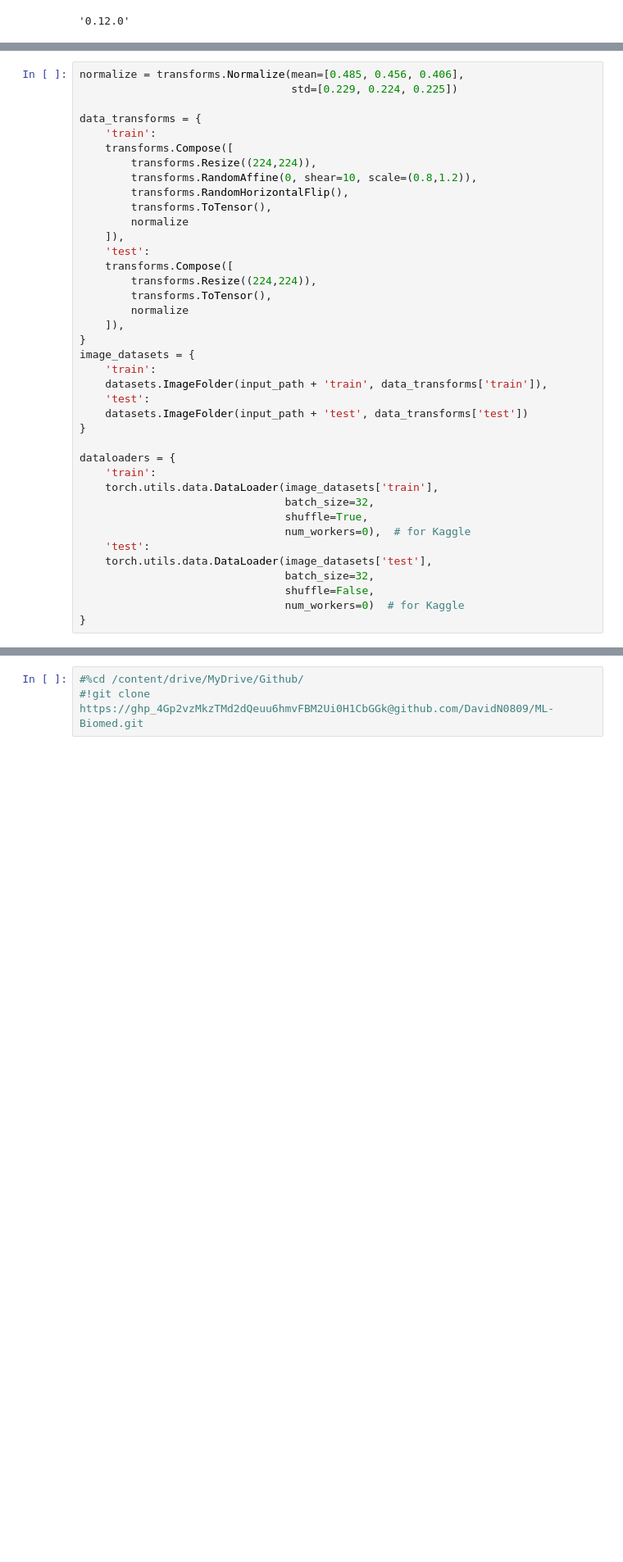
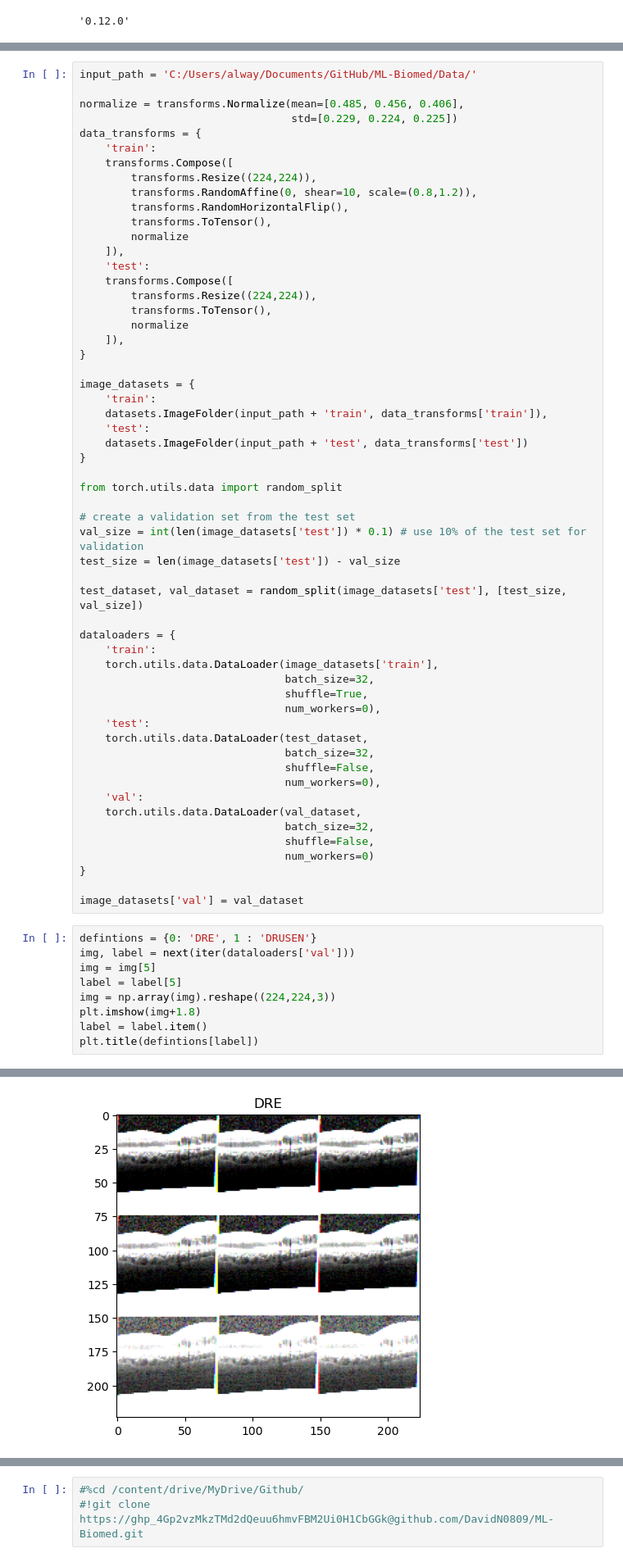
Before and after one commit to DavidN0809/ML-Biomed, a Jupyter notebook: hw1.ipynb, the cells around one changed output, grey strips where cells are left out. Shown at 82% size. Cells and saved outputs as stored; diff of their text form; blank space fills up the shorter version.

```diff
--- a/hw1.ipynb
+++ b/hw1.ipynb
@@ -56,7 +83,8 @@ input_path = "C:/Users/alway/Documents/GitHub/ML-Biomed/Data/"
 # %%
+input_path = 'C:/Users/alway/Documents/GitHub/ML-Biomed/Data/'
+
 normalize = transforms.Normalize(mean=[0.485, 0.456, 0.406],
                                  std=[0.229, 0.224, 0.225])
-
 data_transforms = {
     'train':
     transforms.Compose([
@@ -73,6 +101,7 @@ data_transforms = {
         normalize
     ]),
 }
+
 image_datasets = {
     'train':
     datasets.ImageFolder(input_path + 'train', data_transforms['train']),
@@ -80,15 +109,40 @@ image_datasets = {
     datasets.ImageFolder(input_path + 'test', data_transforms['test'])
 }
 
+from torch.utils.data import random_split
+
+# create a validation set from the test set
+val_size = int(len(image_datasets['test']) * 0.1) # use 10% of the test set for validation
+test_size = len(image_datasets['test']) - val_size
+
+test_dataset, val_dataset = random_split(image_datasets['test'], [test_size, val_size])
+
 dataloaders = {
     'train':
     torch.utils.data.DataLoader(image_datasets['train'],
                                 batch_size=32,
                                 shuffle=True,
-                                num_workers=0),  # for Kaggle
+                                num_workers=0),
     'test':
-    torch.utils.data.DataLoader(image_datasets['test'],
+    torch.utils.data.DataLoader(test_dataset,
                                 batch_size=32,
                                 shuffle=False,
-                                num_workers=0)  # for Kaggle
+                                num_workers=0),
+    'val':
+    torch.utils.data.DataLoader(val_dataset,
+                                batch_size=32,
+                                shuffle=False,
+                                num_workers=0)
 }
+
+image_datasets['val'] = val_dataset
+# %%
+defintions = {0: 'DRE', 1 : 'DRUSEN'}
+img, label = next(iter(dataloaders['val']))
+img = img[5]
+label = label[5]
+img = np.array(img).reshape((224,224,3))
+plt.imshow(img+1.8)
+label = label.item()
+plt.title(defintions[label])
+# %% [output]
@@ -94,0 +151 @@ dataloaders = {
+[figure, added]
```
Also changed, not shown: parts of 15 cells of this notebook, 3 other files.
